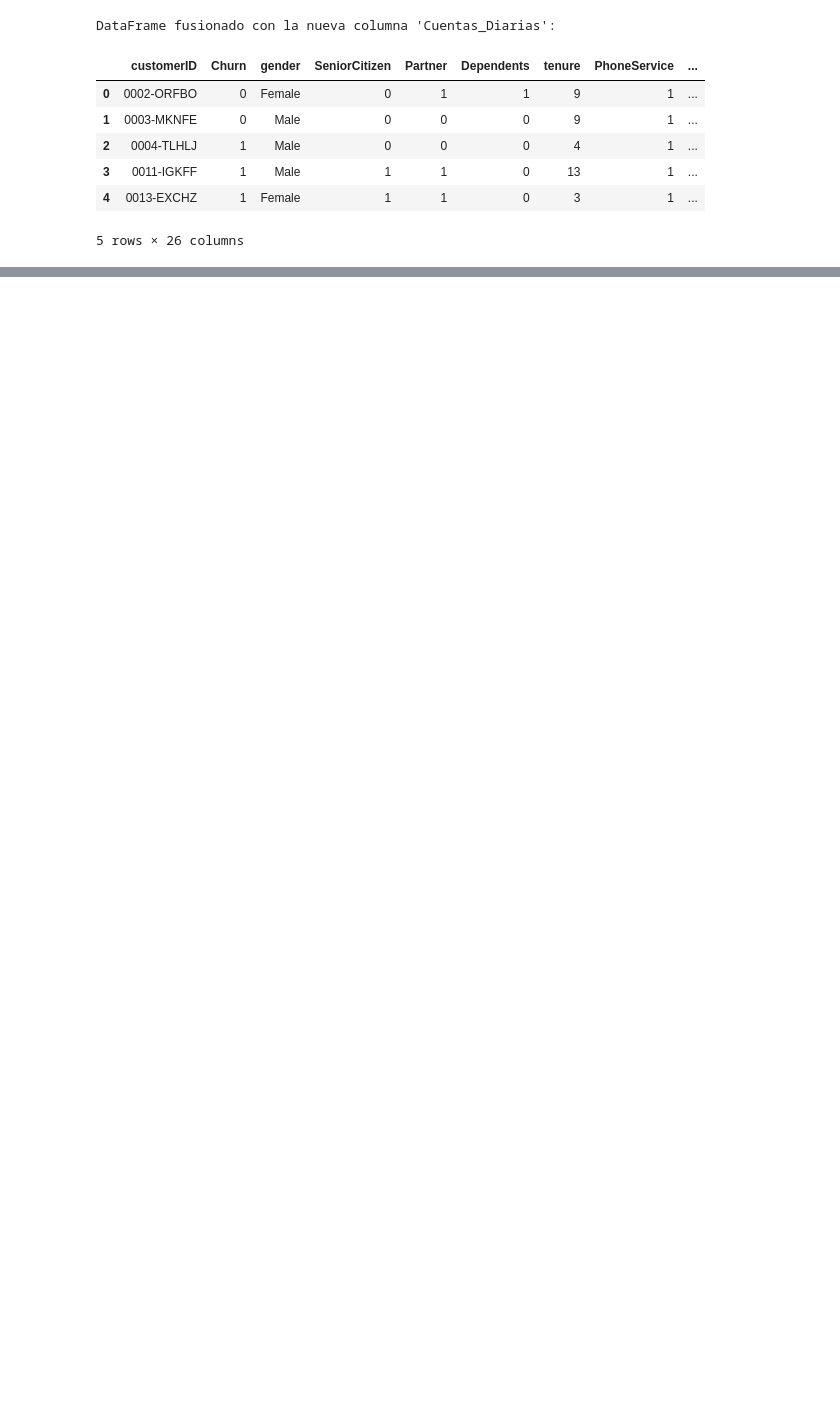
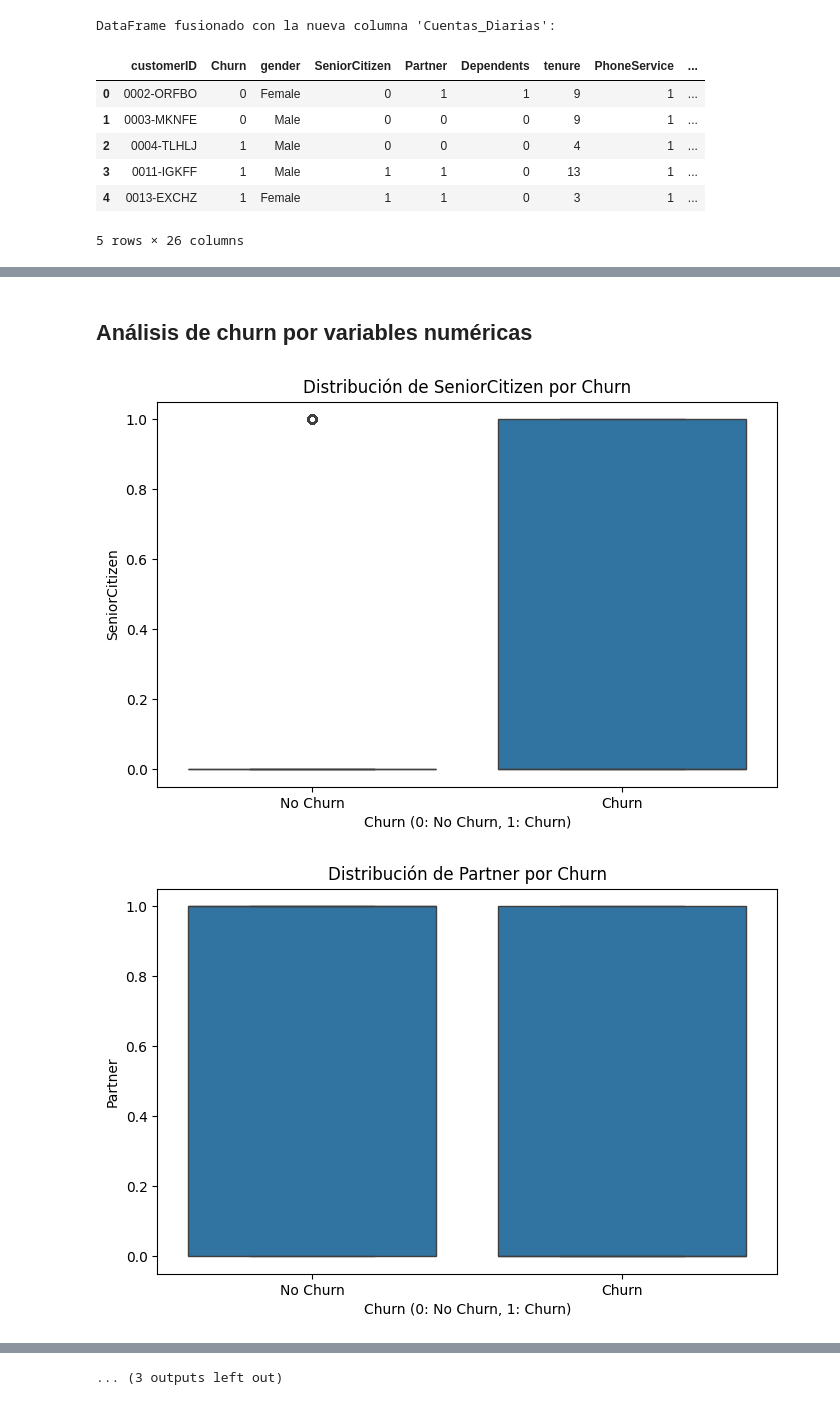
Before and after one commit to P0Iar/Challenge2-TelecomX, a Jupyter notebook: TelecomX_LATAM.ipynb, the cells around one changed output, grey strips where cells are left out. Cells and saved outputs as stored; diff of their text form; code cells hidden in the pictures; blank space fills up the shorter version.

```diff
--- a/TelecomX_LATAM.ipynb
+++ b/TelecomX_LATAM.ipynb
@@ -358,0 +394,34 @@ DataFrame fusionado con la nueva columna 'Cuentas_Diarias':
+# %%
+categorical_cols = df_merged.select_dtypes(include='object').columns.tolist()
+categorical_cols.remove('customerID')
+if 'gender' in categorical_cols:
+    categorical_cols.remove('gender')
+
+for col in categorical_cols:
+    plt.figure(figsize=(8, 5))
+    churn_by_category = df_merged.groupby(col)['Churn'].value_counts(normalize=True).unstack().fillna(0)
+    churn_by_category.plot(kind='bar', stacked=True, figsize=(8, 5))
+    plt.title(f'Churn Distribution by {col}')
+    plt.xlabel(col)
+    plt.ylabel('Proportion of Customers')
+    plt.xticks(rotation=0)
+    plt.legend(title='Churn', labels=['No', 'Yes'])
+    plt.show()
+# %% [markdown]
+## Análisis de churn por variables numéricas
+# %%
+numerical_cols_for_churn = df_merged.select_dtypes(include=np.number).columns.tolist()
+if 'Churn' in numerical_cols_for_churn:
+    numerical_cols_for_churn.remove('Churn')
+
+for col in numerical_cols_for_churn:
+    plt.figure(figsize=(8, 5))
+    sns.boxplot(x='Churn', y=col, data=df_merged)
+    plt.title(f'Distribución de {col} por Churn')
+    plt.xlabel('Churn (0: No Churn, 1: Churn)')
+    plt.ylabel(col)
+    plt.xticks([0, 1], ['No Churn', 'Churn'])
+    plt.show()
+# %% [output]
+[figure, added]
+[figure, added]
@@ -358,0 +438 @@ DataFrame fusionado con la nueva columna 'Cuentas_Diarias':
+... (3 outputs left out)
```
Also changed, not shown: parts of 28 cells of this notebook.
